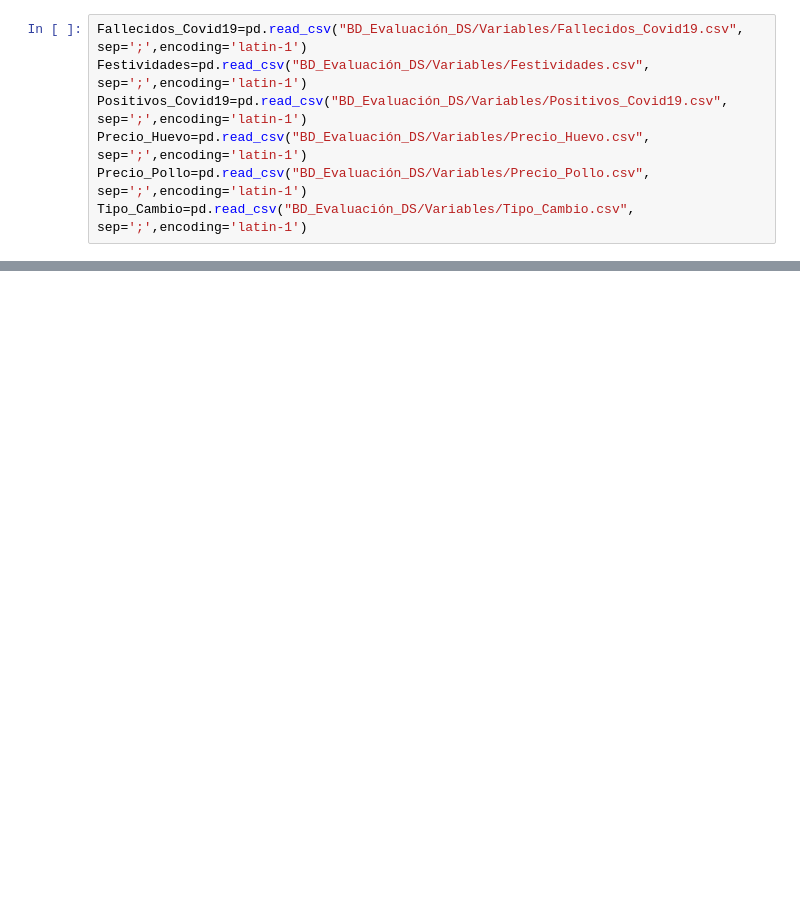
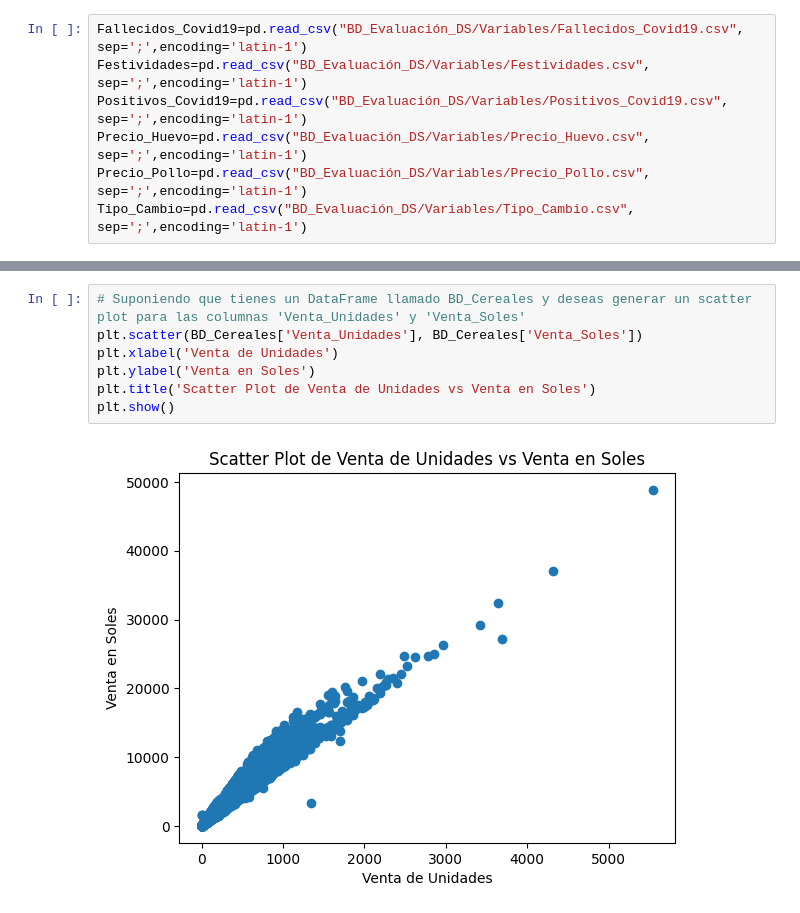
Before and after one commit to CARRILLOJARA96/Prueba_Tecnica_Yichang, a Jupyter notebook: PT_YICHANG.ipynb, the cells around one changed output, grey strips where cells are left out. Cells and saved outputs as stored; diff of their text form; blank space fills up the shorter version.

```diff
--- a/PT_YICHANG.ipynb
+++ b/PT_YICHANG.ipynb
@@ -81,0 +178,9 @@ BD_Atun
+# %%
+# Suponiendo que tienes un DataFrame llamado BD_Cereales y deseas generar un scatter plot para las columnas 'Venta_Unidades' y 'Venta_Soles'
+plt.scatter(BD_Cereales['Venta_Unidades'], BD_Cereales['Venta_Soles'])
+plt.xlabel('Venta de Unidades')
+plt.ylabel('Venta en Soles')
+plt.title('Scatter Plot de Venta de Unidades vs Venta en Soles')
+plt.show()
+# %% [output]
+[figure, added]
```
Also changed, not shown: parts of 34 cells of this notebook, 1 other file.
